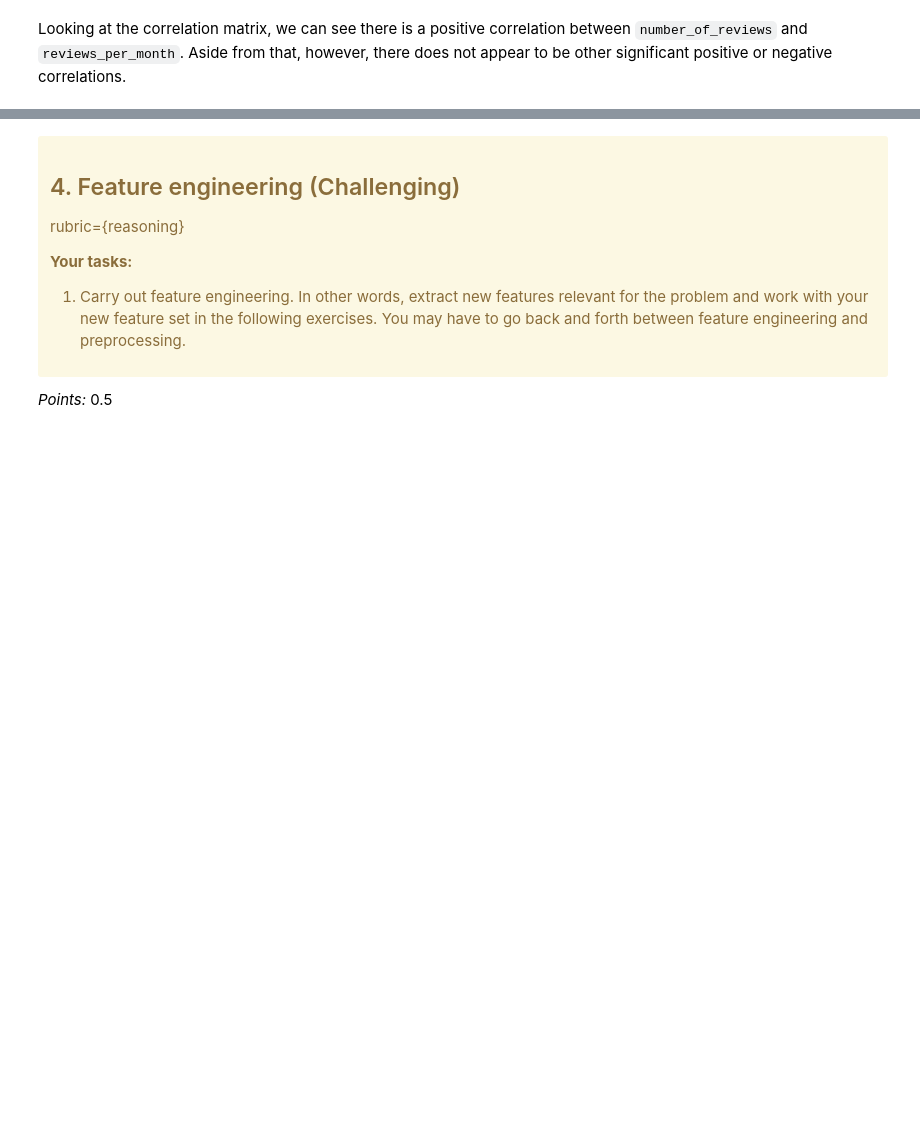
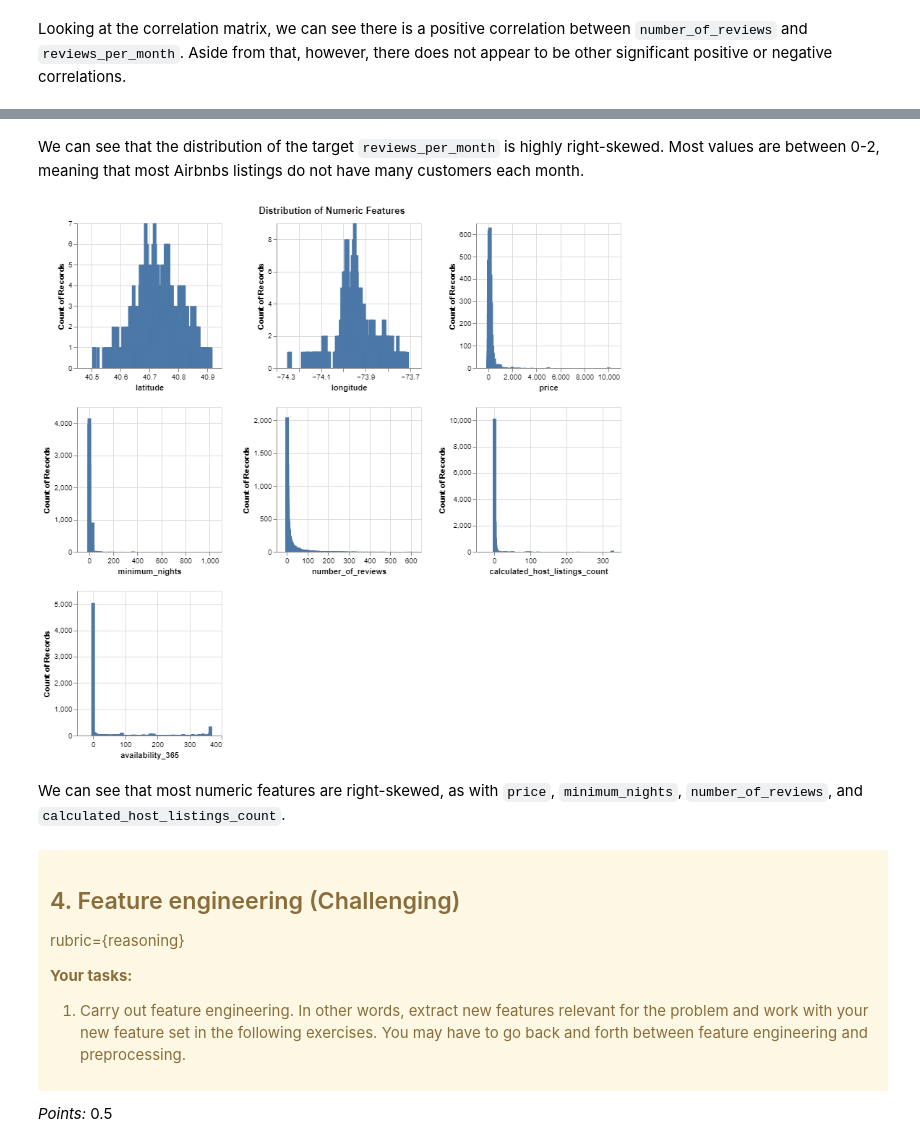
Before and after one commit to UBC-MDS/lab4_bnb_morris_eric, a Jupyter notebook: lab4.ipynb, the cells around one changed output, grey strips where cells are left out. Cells and saved outputs as stored; diff of their text form; code cells hidden in the pictures; blank space fills up the shorter version.

```diff
--- a/lab4.ipynb
+++ b/lab4.ipynb
@@ -230,3 +251,23 @@ Looking at the correlation matrix, we can see there is a positive correlation be
+# %% [markdown]
+We can see that the distribution of the target `reviews_per_month` is highly right-skewed. Most values are between 0-2, meaning that most Airbnbs listings do not have many customers each month.
+# %%
+numeric_feats = train_df.select_dtypes(include="number").columns.tolist()
+numeric_feats.remove("reviews_per_month")
+numeric_feats_bar_chart = alt.Chart(train_df).mark_bar().encode(
+    x = alt.X(alt.repeat(), type="quantitative"),
+    y = "count()"
+).properties(
+    width=200,
+    height=200
+).repeat(
+    numeric_feats,
+    columns=3
+)
+numeric_feats_bar_chart.properties(title = alt.TitleParams(text="Distribution of Numeric Features", anchor="middle"))
+# %% [output]
+[figure, added]
+# %% [markdown]
+We can see that most numeric features are right-skewed, as with `price`, `minimum_nights`, `number_of_reviews`, and `calculated_host_listings_count`.
 # %% [markdown]
 <!-- END QUESTION -->
 
```
Also changed, not shown: parts of 2 cells of this notebook.
